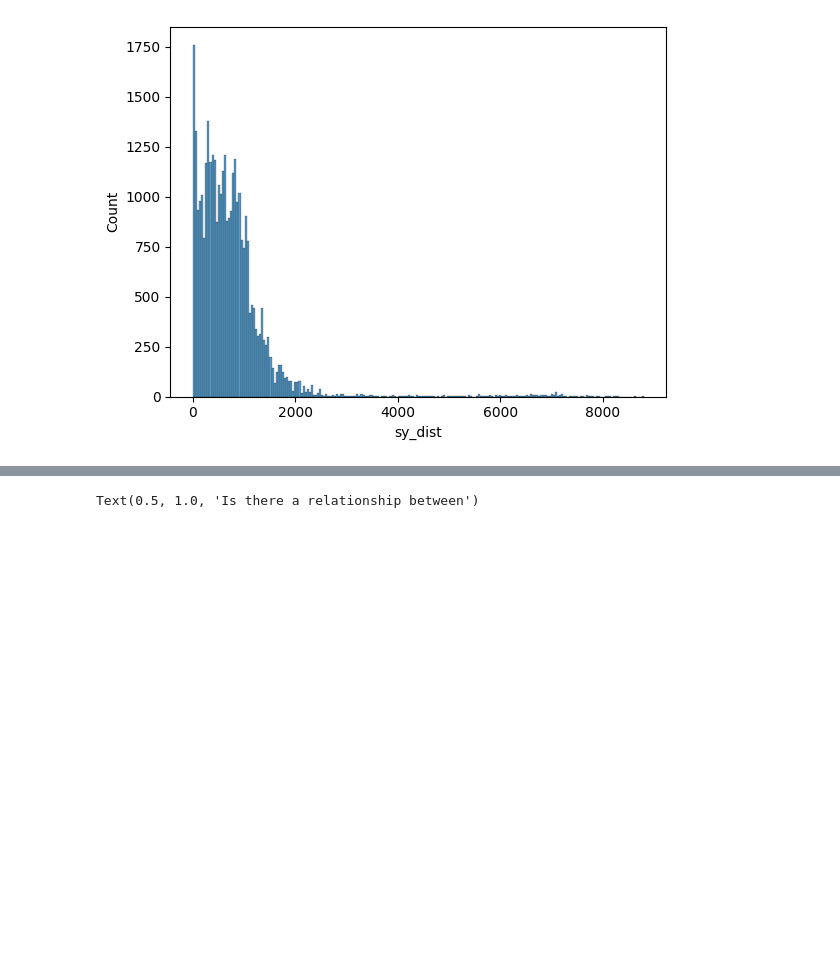
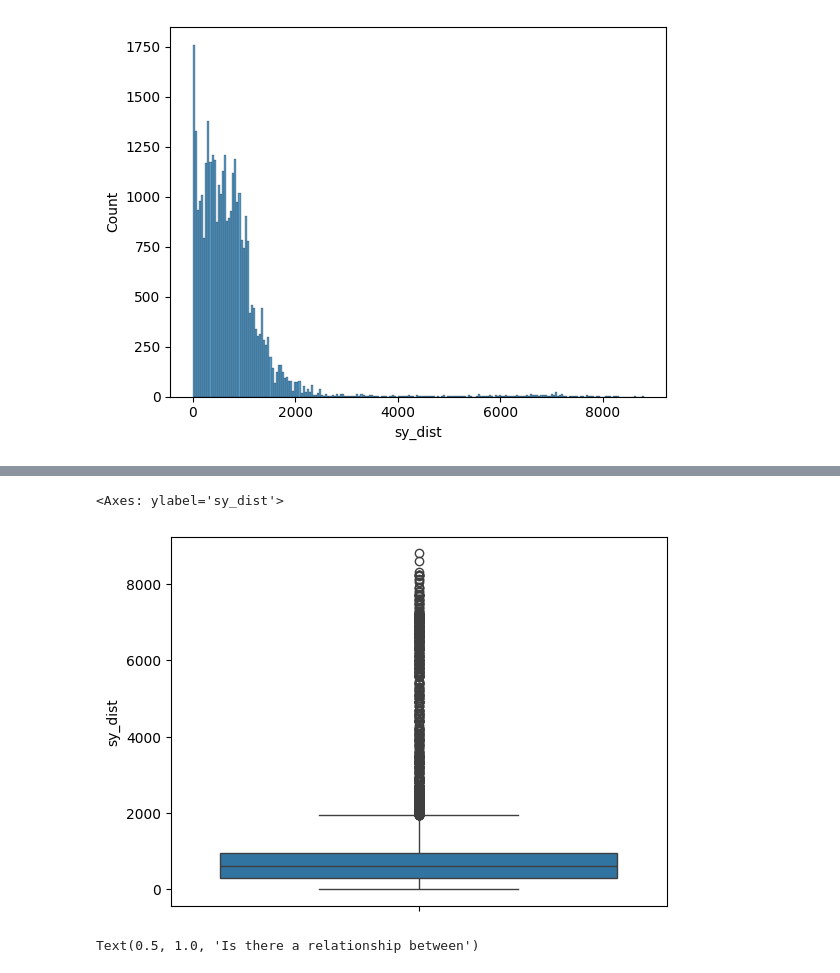
Before and after one commit to AlejandroBlancoFernandez/ExoplanetEDA, a Jupyter notebook: ExoplanetEDA.ipynb, the cells around one changed output, grey strips where cells are left out. Drawn from its saved outputs; the diff is of its cells as text; code cells hidden in the pictures; blank space fills up the shorter version.

```diff
--- a/ExoplanetEDA.ipynb
+++ b/ExoplanetEDA.ipynb
@@ -407,3 +416,8 @@ sns.histplot(df['sy_dist'])
+# %%
+sns.boxplot(df['sy_dist'])
+# %% [output]
+<Axes: ylabel='sy_dist'>
+[figure, added]
 # %%
 # Scatterplot with pl_orbper and pl_rade
 sns.scatterplot(x='pl_orbper', y='pl_rade', data=df)
```
Also changed, not shown: parts of 6 cells of this notebook.
